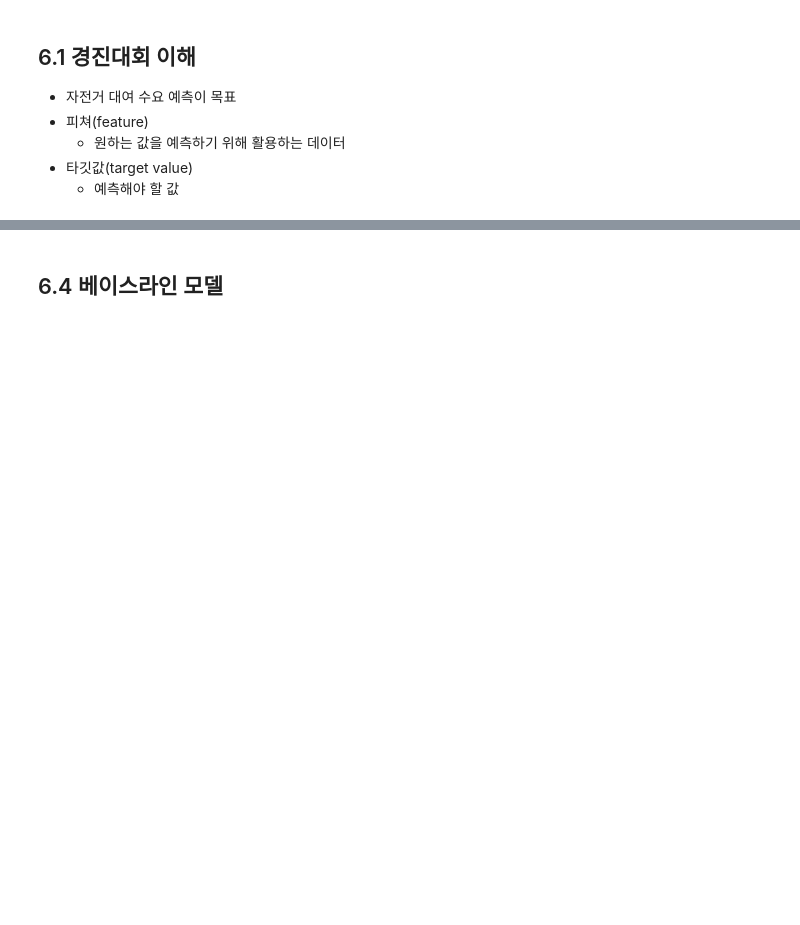
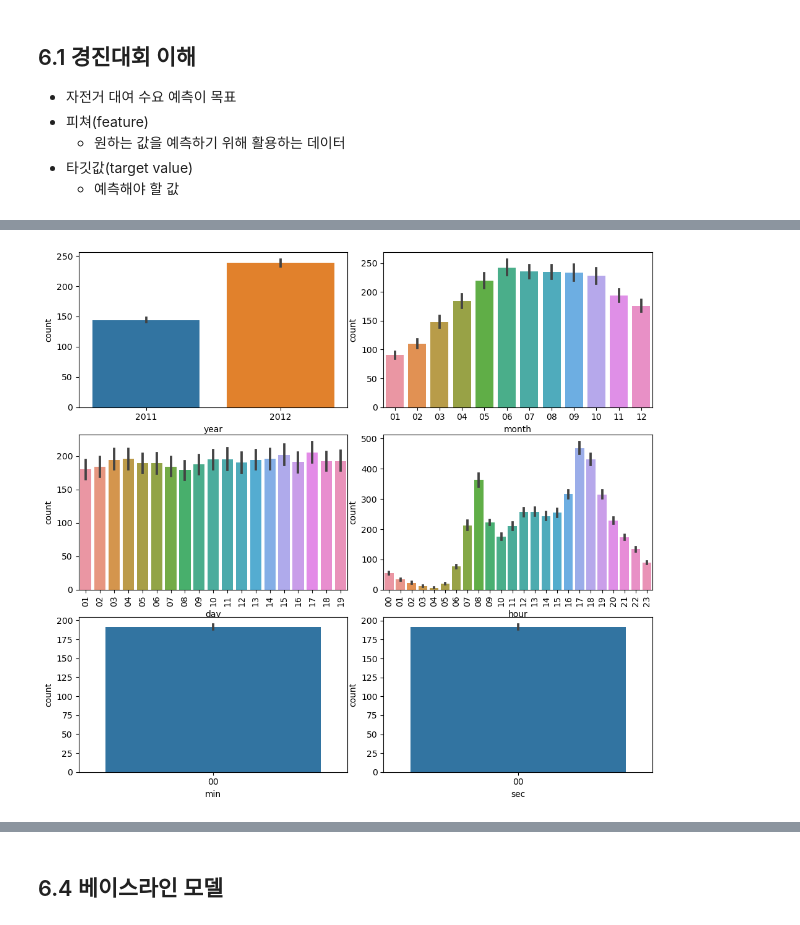
Before and after one commit to sajacaros/ai-competitions, a Jupyter notebook: playground/06_자전거대여수요예측.ipynb, the cells around one changed output, grey strips where cells are left out. Cells and saved outputs as stored; diff of their text form; code cells hidden in the pictures; blank space fills up the shorter version.

```diff
--- a/playground/06_자전거대여수요예측.ipynb
+++ b/playground/06_자전거대여수요예측.ipynb
@@ -25,0 +236,15 @@
+# %%
+# barplot
+figure, axes = plt.subplots(nrows=3, ncols=2)
+figure.set_size_inches(10, 9)
+plt.tight_layout()
+sns.barplot(data=train, x='year', y='count', ax=axes[0, 0])
+sns.barplot(data=train, x='month', y='count', ax=axes[0, 1])
+sns.barplot(data=train, x='day', y='count', ax=axes[1, 0])
+sns.barplot(data=train, x='hour', y='count', ax=axes[1, 1])
+sns.barplot(data=train, x='min', y='count', ax=axes[2, 0])
+sns.barplot(data=train, x='sec', y='count', ax=axes[2, 1])
+axes[1,0].tick_params(axis='x', labelrotation=90)
+axes[1,1].tick_params(axis='x', labelrotation=90)
+# %% [output]
+[figure, added]
```
Also changed, not shown: parts of 66 cells of this notebook, 4 other files.
